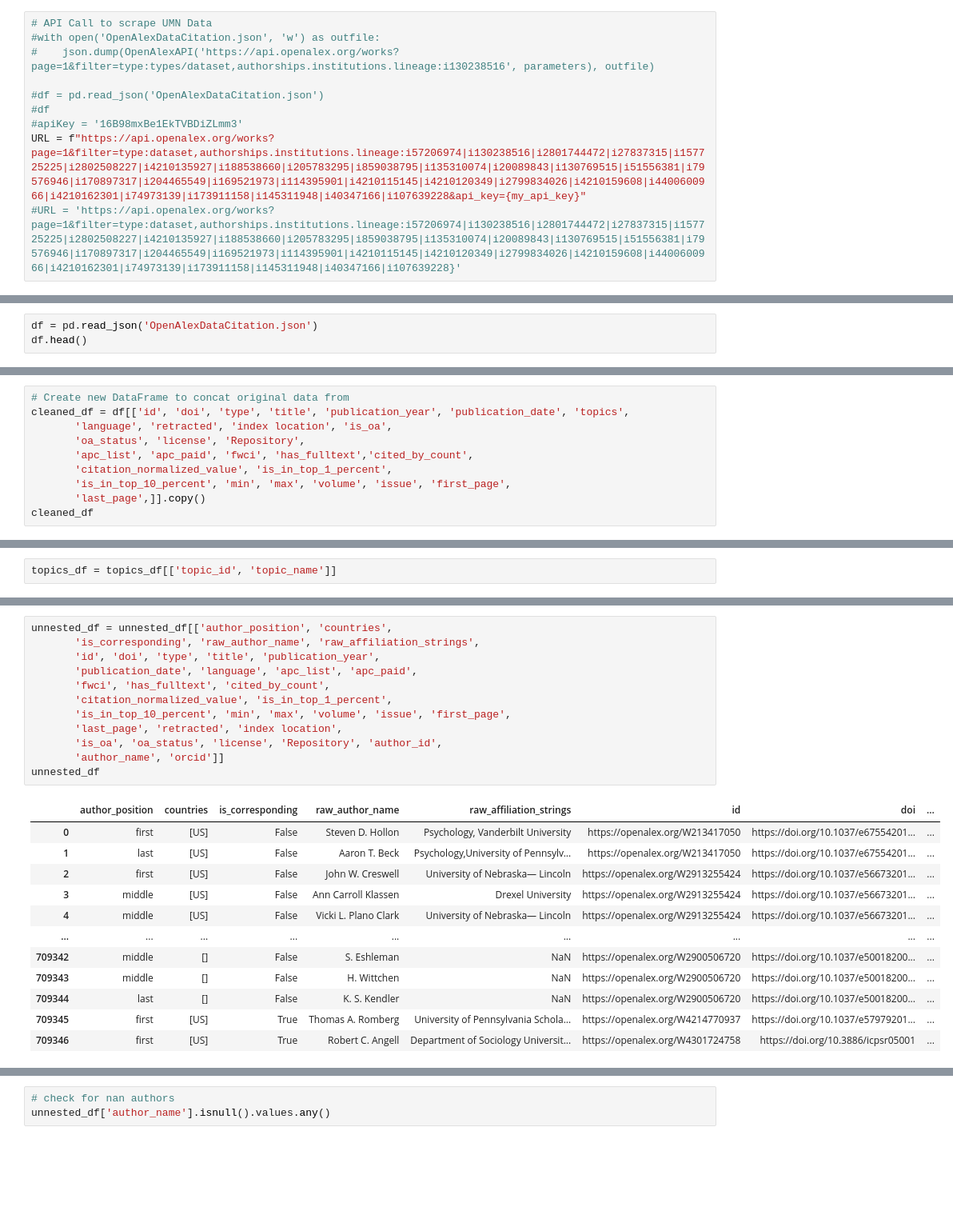
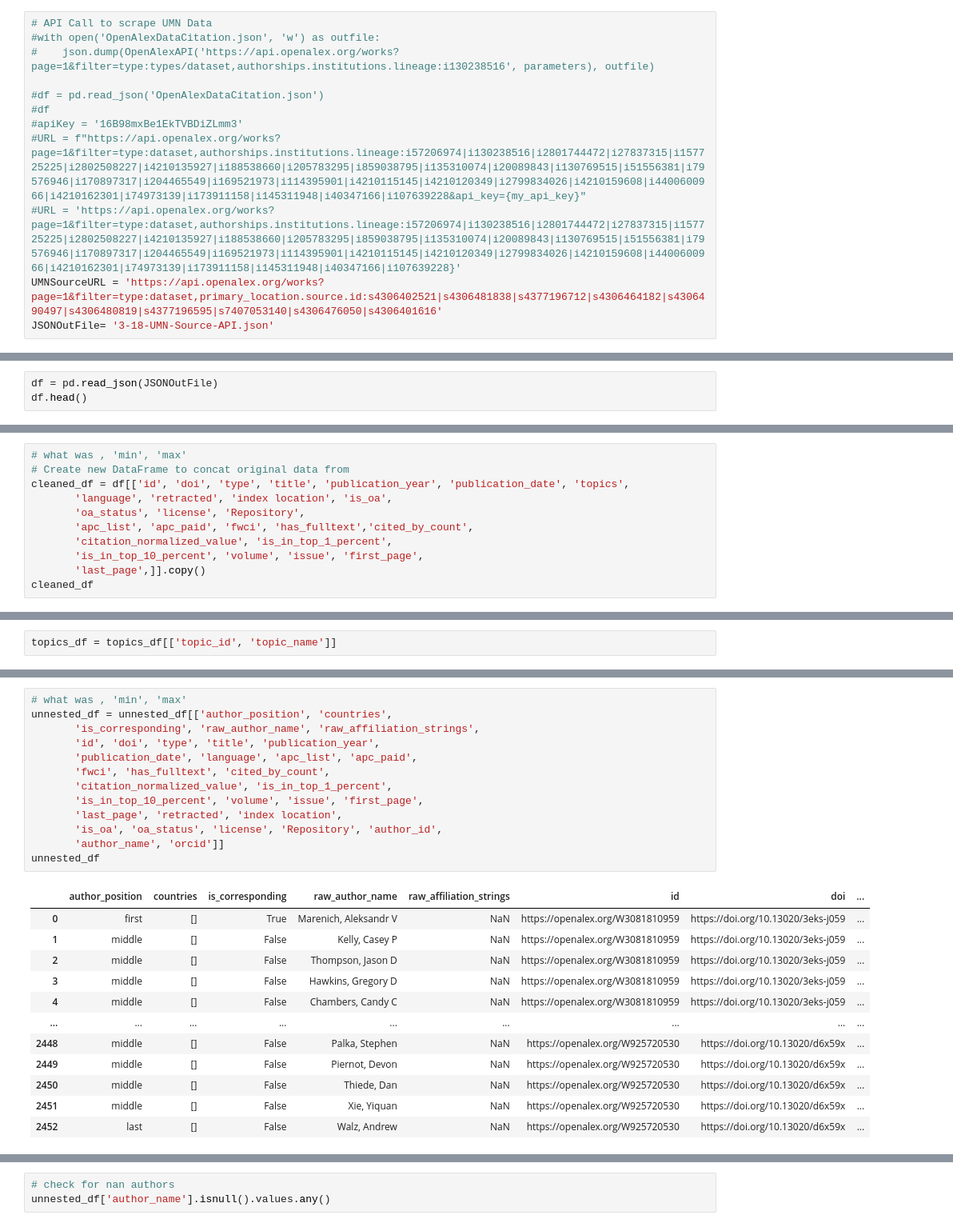
Before and after one commit to senderrr/OpenAlex, a Jupyter notebook: OpenAlex.ipynb, the cells around one changed output, grey strips where cells are left out. Shown at 80% size. Saved outputs shown, nothing was run; the diff lists cells and outputs as text; blank space fills up the shorter version.

```diff
--- a/OpenAlex.ipynb
+++ b/OpenAlex.ipynb
@@ -95,6 +87,8 @@ No API key found!!!
 #df = pd.read_json('OpenAlexDataCitation.json')
 #df
 #apiKey = '16B98mxBe1EkTVBDiZLmm3'
-URL = f"https://api.openalex.org/works?page=1&filter=type:dataset,authorships.institutions.lineage:i57206974|i130238516|i2801744472|i27837315|i157725225|i2802508227|i4210135927|i188538660|i205783295|i859038795|i135310074|i20089843|i130769515|i51556381|i79576946|i170897317|i204465549|i169521973|i114395901|i4210115145|i4210120349|i2799834026|i4210159608|i4400600966|i4210162301|i74973139|i173911158|i145311948|i40347166|i107639228&api_key={my_api_key}"
+#URL = f"https://api.openalex.org/works?page=1&filter=type:dataset,authorships.institutions.lineage:i57206974|i130238516|i2801744472|i27837315|i157725225|i2802508227|i4210135927|i188538660|i205783295|i859038795|i135310074|i20089843|i130769515|i51556381|i79576946|i170897317|i204465549|i169521973|i114395901|i4210115145|i4210120349|i2799834026|i4210159608|i4400600966|i4210162301|i74973139|i173911158|i145311948|i40347166|i107639228&api_key={my_api_key}"
 #URL = 'https://api.openalex.org/works?page=1&filter=type:dataset,authorships.institutions.lineage:i57206974|i130238516|i2801744472|i27837315|i157725225|i2802508227|i4210135927|i188538660|i205783295|i859038795|i135310074|i20089843|i130769515|i51556381|i79576946|i170897317|i204465549|i169521973|i114395901|i4210115145|i4210120349|i2799834026|i4210159608|i4400600966|i4210162301|i74973139|i173911158|i145311948|i40347166|i107639228}'
+UMNSourceURL = 'https://api.openalex.org/works?page=1&filter=type:dataset,primary_location.source.id:s4306402521|s4306481838|s4377196712|s4306464182|s4306490497|s4306480819|s4377196595|s7407053140|s4306476050|s4306401616'
+JSONOutFile= '3-18-UMN-Source-API.json'
 # %%
@@ -115,7 +116,7 @@ def missing_index(df):
 # %%
 pd.set_option("display.max_columns", 55)
 # %%
-df = pd.read_json('OpenAlexDataCitation.json')
+df = pd.read_json(JSONOutFile)
 df.head()
 # %% [output]
 |  | id | doi | title | type | publication_year | publication_date | topics | language | retracted | ... |
@@ -246,11 +256,12 @@ Index(['id', 'doi', 'title', 'type', 'publication_year', 'publication_date',
 # %%
+# what was , 'min', 'max'
 # Create new DataFrame to concat original data from
 cleaned_df = df[['id', 'doi', 'type', 'title', 'publication_year', 'publication_date', 'topics',
        'language', 'retracted', 'index location', 'is_oa',
        'oa_status', 'license', 'Repository',
        'apc_list', 'apc_paid', 'fwci', 'has_fulltext','cited_by_count',
        'citation_normalized_value', 'is_in_top_1_percent',
-       'is_in_top_10_percent', 'min', 'max', 'volume', 'issue', 'first_page',
+       'is_in_top_10_percent', 'volume', 'issue', 'first_page',
        'last_page',]].copy()
 cleaned_df
 # %% [output]
@@ -525,26 +535,27 @@ Index(['index', 'author_position', 'author', 'institutions', 'countries',
       dtype='object')
 # %%
+# what was , 'min', 'max'
 unnested_df = unnested_df[['author_position', 'countries',
        'is_corresponding', 'raw_author_name', 'raw_affiliation_strings',
        'id', 'doi', 'type', 'title', 'publication_year',
        'publication_date', 'language', 'apc_list', 'apc_paid',
        'fwci', 'has_fulltext', 'cited_by_count',
        'citation_normalized_value', 'is_in_top_1_percent',
-       'is_in_top_10_percent', 'min', 'max', 'volume', 'issue', 'first_page',
+       'is_in_top_10_percent', 'volume', 'issue', 'first_page',
        'last_page', 'retracted', 'index location',
        'is_oa', 'oa_status', 'license', 'Repository', 'author_id',
        'author_name', 'orcid']]
 unnested_df
 # %% [output]
 |  | author_position | countries | is_corresponding | raw_author_name | raw_affiliation_strings | id | doi | ... |
-| 0 | first | [US] | False | Steven D. Hollon | Psychology, Vanderbilt University | https://openalex.org/W213417050 | https://doi.org/10.1037/e67554201... | ... |
-| 1 | last | [US] | False | Aaron T. Beck | Psychology,University of Pennsylv... | https://openalex.org/W213417050 | https://doi.org/10.1037/e67554201... | ... |
-| 2 | first | [US] | False | John W. Creswell | University of Nebraska— Lincoln | https://openalex.org/W2913255424 | https://doi.org/10.1037/e56673201... | ... |
-| 3 | middle | [US] | False | Ann Carroll Klassen | Drexel University | https://openalex.org/W2913255424 | https://doi.org/10.1037/e56673201... | ... |
-| 4 | middle | [US] | False | Vicki L. Plano Clark | University of Nebraska— Lincoln | https://openalex.org/W2913255424 | https://doi.org/10.1037/e56673201... | ... |
+| 0 | first | [] | True | Marenich, Aleksandr V | NaN | https://openalex.org/W3081810959 | https://doi.org/10.13020/3eks-j059 | ... |
+| 1 | middle | [] | False | Kelly, Casey P | NaN | https://openalex.org/W3081810959 | https://doi.org/10.13020/3eks-j059 | ... |
+| 2 | middle | [] | False | Thompson, Jason D | NaN | https://openalex.org/W3081810959 | https://doi.org/10.13020/3eks-j059 | ... |
+| 3 | middle | [] | False | Hawkins, Gregory D | NaN | https://openalex.org/W3081810959 | https://doi.org/10.13020/3eks-j059 | ... |
+| 4 | middle | [] | False | Chambers, Candy C | NaN | https://openalex.org/W3081810959 | https://doi.org/10.13020/3eks-j059 | ... |
 | ... | ... | ... | ... | ... | ... | ... | ... | ... |
-| 709342 | middle | [] | False | S. Eshleman | NaN | https://openalex.org/W2900506720 | https://doi.org/10.1037/e50018200... | ... |
-| 709343 | middle | [] | False | H. Wittchen | NaN | https://openalex.org/W2900506720 | https://doi.org/10.1037/e50018200... | ... |
-| 709344 | last | [] | False | K. S. Kendler | NaN | https://openalex.org/W2900506720 | https://doi.org/10.1037/e50018200... | ... |
-| 709345 | first | [US] | True | Thomas A. Romberg | University of Pennsylvania Schola... | https://openalex.org/W4214770937 | https://doi.org/10.1037/e57979201... | ... |
-| 709346 | first | [US] | True | Robert C. Angell | Department of Sociology Universit... | https://openalex.org/W4301724758 | https://doi.org/10.3886/icpsr05001 | ... |
+| 2448 | middle | [] | False | Palka, Stephen | NaN | https://openalex.org/W925720530 | https://doi.org/10.13020/d6x59x | ... |
+| 2449 | middle | [] | False | Piernot, Devon | NaN | https://openalex.org/W925720530 | https://doi.org/10.13020/d6x59x | ... |
+| 2450 | middle | [] | False | Thiede, Dan | NaN | https://openalex.org/W925720530 | https://doi.org/10.13020/d6x59x | ... |
+| 2451 | middle | [] | False | Xie, Yiquan | NaN | https://openalex.org/W925720530 | https://doi.org/10.13020/d6x59x | ... |
+| 2452 | last | [] | False | Walz, Andrew | NaN | https://openalex.org/W925720530 | https://doi.org/10.13020/d6x59x | ... |
```
Also changed, not shown: parts of 33 cells of this notebook, 5 other files.
